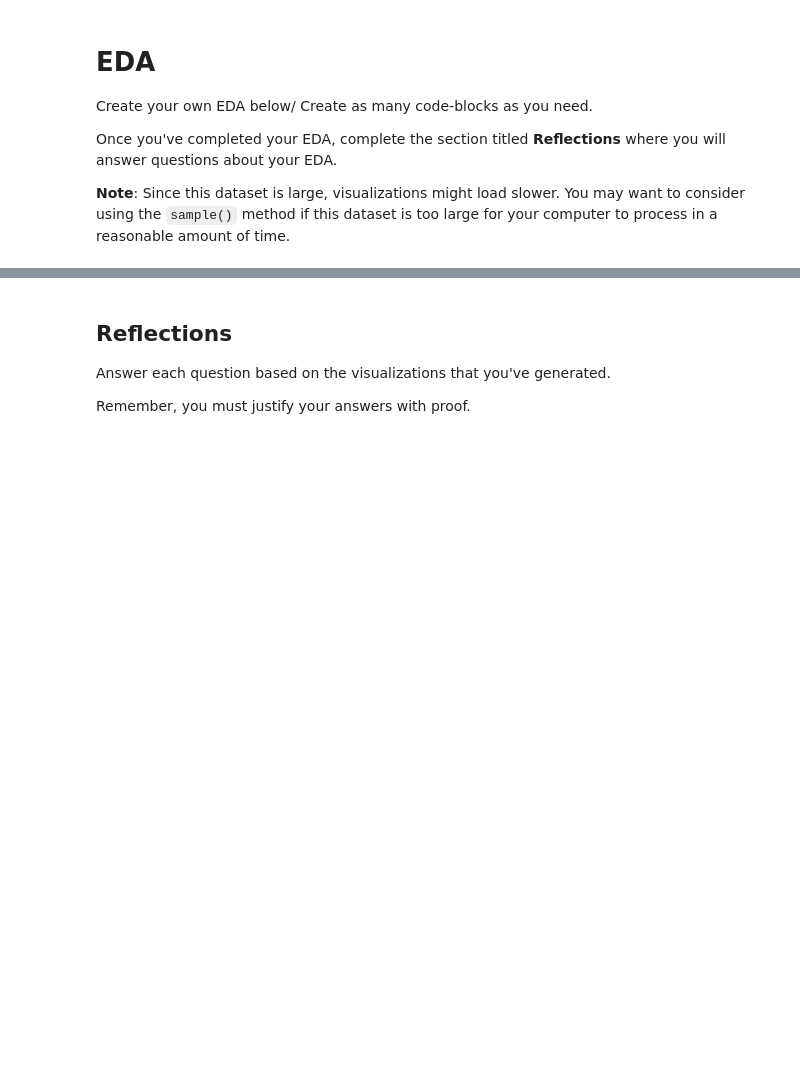
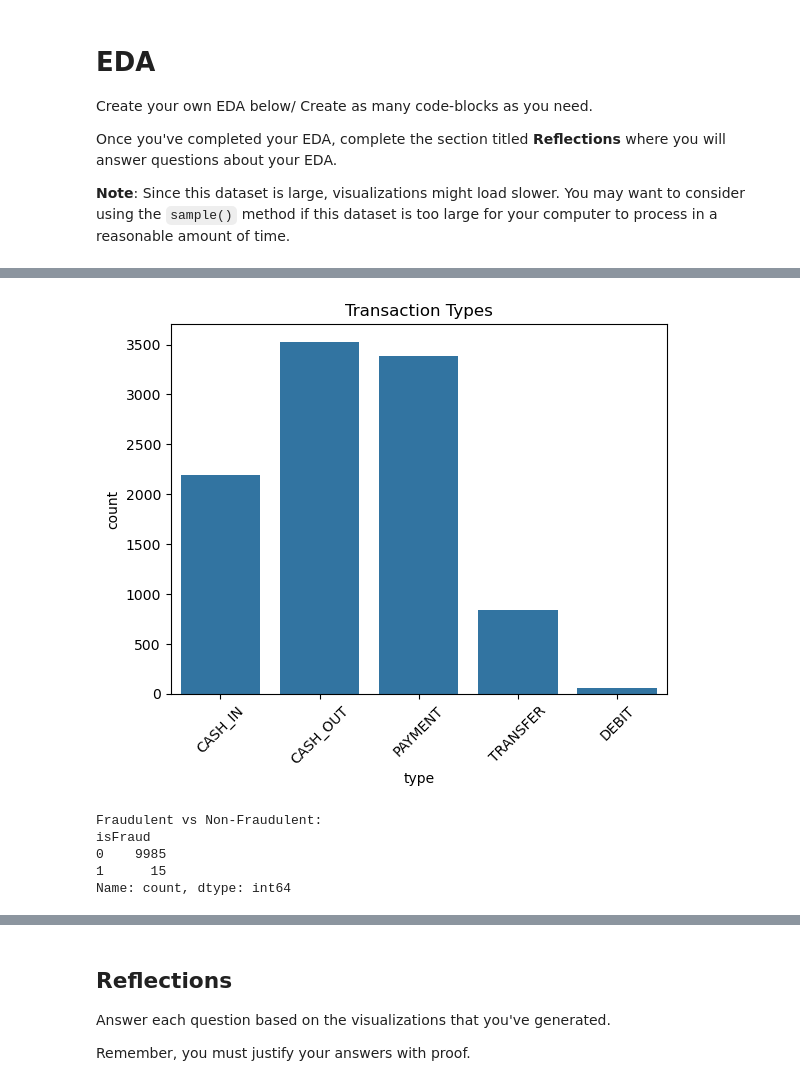
Before and after one commit to talgat24/nofraud, a Jupyter notebook: notebooks/eda.ipynb, the cells around one changed output, grey strips where cells are left out. Cells and saved outputs as stored; diff of their text form; code cells hidden in the pictures; blank space fills up the shorter version.

```diff
--- a/notebooks/eda.ipynb
+++ b/notebooks/eda.ipynb
@@ -32,3 +51,19 @@ transactions.head()
 # %%
 # TODO: Begin your EDA
-...
+# Plot transaction types
+sns.countplot(x='type', data=transactions)
+plt.title("Transaction Types")
+plt.xticks(rotation=45)
+plt.show()
+# %% [output]
+[figure, added]
+# %%
+# # Count of fraud vs non-fraud
+print("\nFraudulent vs Non-Fraudulent:")
+print(transactions['isFraud'].value_counts())
+# %% [output]
+Fraudulent vs Non-Fraudulent:
+isFraud
+0    9985
+1      15
+Name: count, dtype: int64
```
Also changed, not shown: parts of 6 cells of this notebook, 1 other file.
